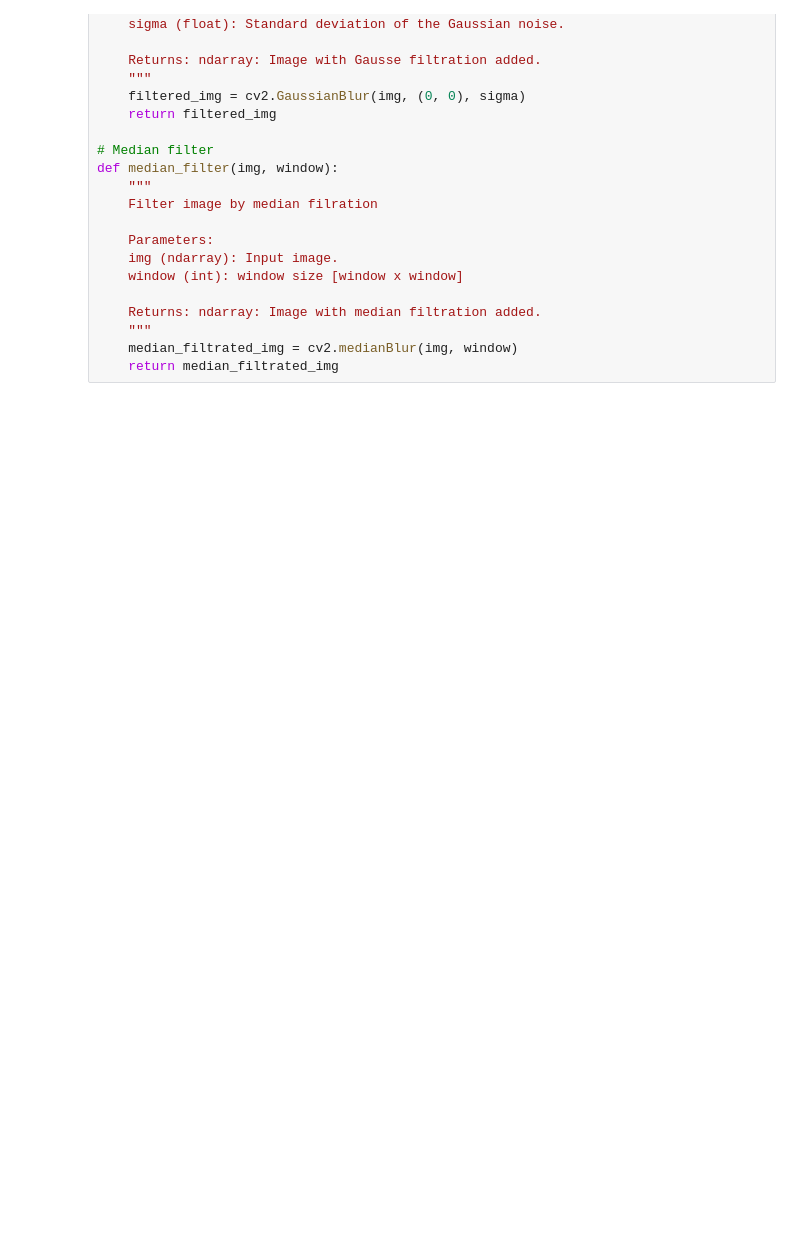
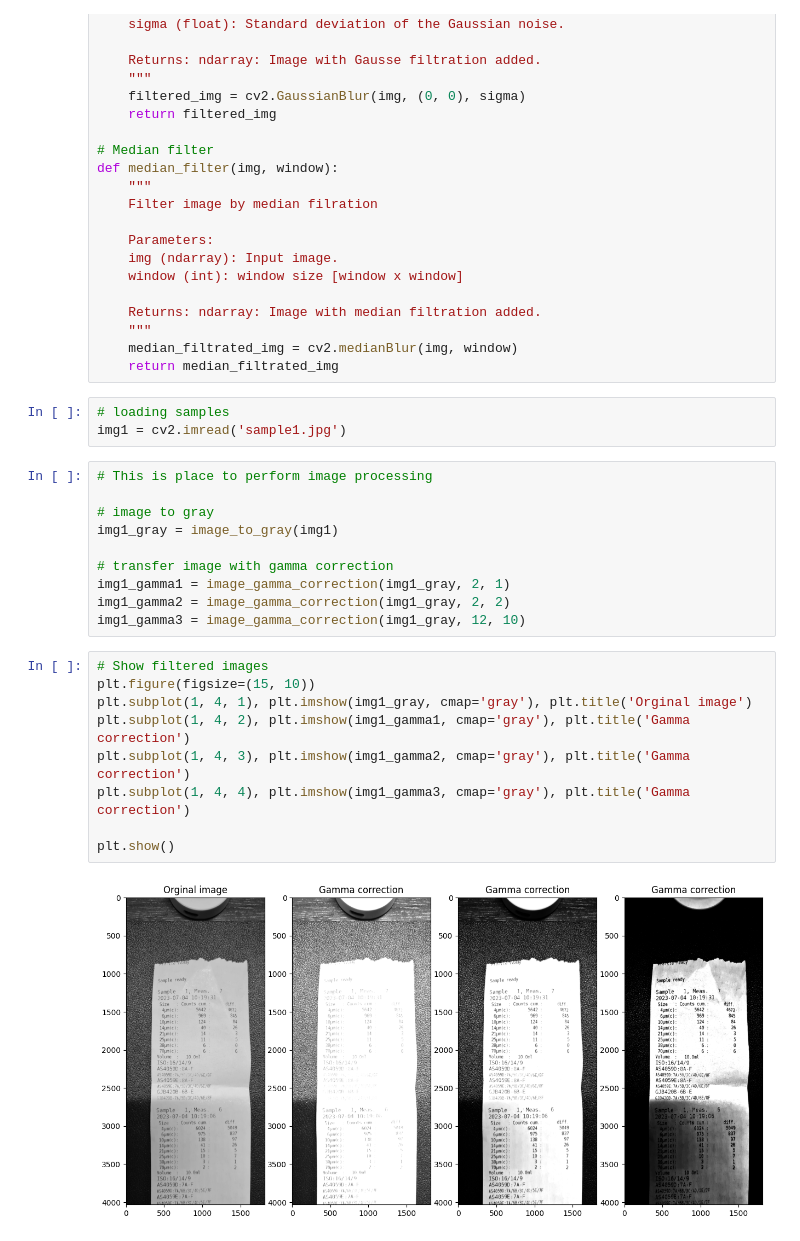
Before and after one commit to LukasZlocki/image_processing_labassistant, a Jupyter notebook: lab_assistant.ipynb, the cells around one changed output. Drawn from its saved outputs; the diff is of its cells as text; blank space fills up the shorter version.

Commit message:
add samples and perform gamma corrections

```diff
--- a/lab_assistant.ipynb
+++ b/lab_assistant.ipynb
@@ -112,3 +109,27 @@ def median_filter(img, window):
     """
     median_filtrated_img = cv2.medianBlur(img, window)
     return median_filtrated_img
+# %%
+# loading samples
+img1 = cv2.imread('sample1.jpg')
+# %%
+# This is place to perform image processing
+
+# image to gray
+img1_gray = image_to_gray(img1)
+
+# transfer image with gamma correction
+img1_gamma1 = image_gamma_correction(img1_gray, 2, 1)
+img1_gamma2 = image_gamma_correction(img1_gray, 2, 2)
+img1_gamma3 = image_gamma_correction(img1_gray, 12, 10)
+# %%
+# Show filtered images
+plt.figure(figsize=(15, 10))
+plt.subplot(1, 4, 1), plt.imshow(img1_gray, cmap='gray'), plt.title('Orginal image')
+plt.subplot(1, 4, 2), plt.imshow(img1_gamma1, cmap='gray'), plt.title('Gamma correction')
+plt.subplot(1, 4, 3), plt.imshow(img1_gamma2, cmap='gray'), plt.title('Gamma correction')
+plt.subplot(1, 4, 4), plt.imshow(img1_gamma3, cmap='gray'), plt.title('Gamma correction')
+
+plt.show()
+# %% [output]
+[figure, added]
```
Also changed, not shown: parts of 4 cells of this notebook, 2 other files.
